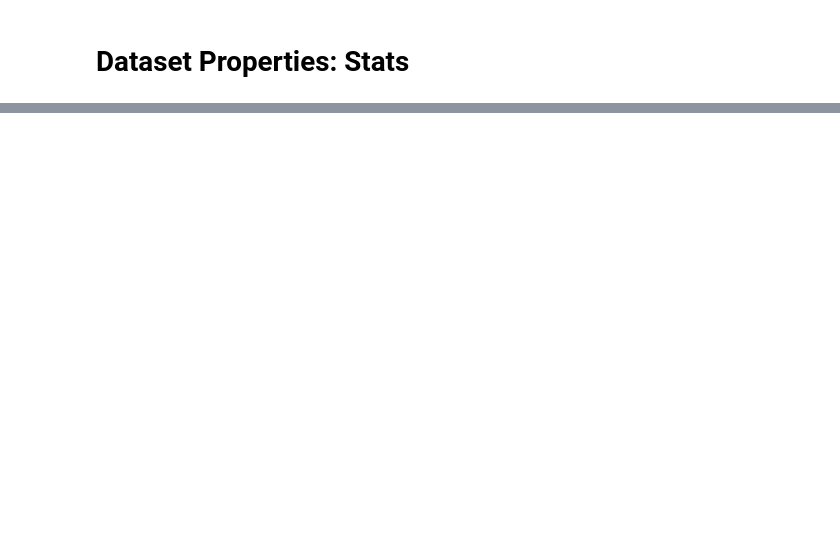
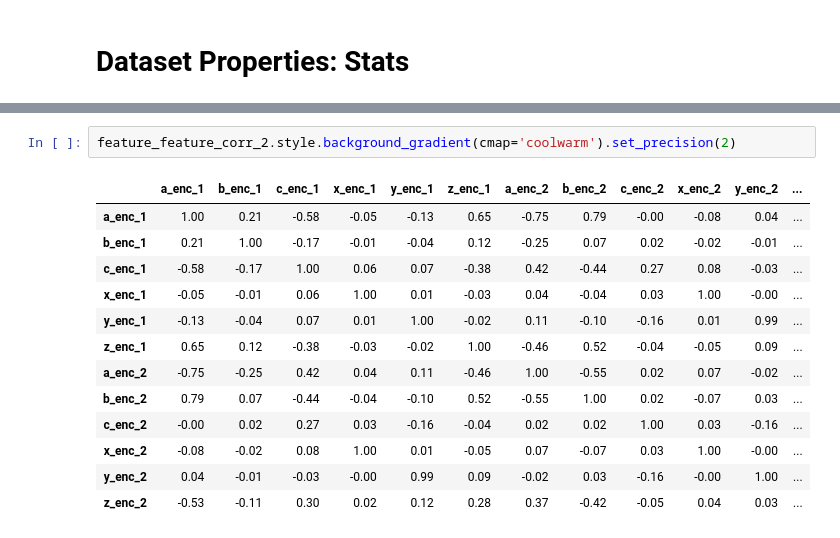
Before and after one commit to aumyfarhan/robot_force_prediction, a Jupyter notebook: Exploratory_Data_Analysis.ipynb, the cells around one changed output, grey strips where cells are left out. Drawn from its saved outputs; the diff is of its cells as text; blank space fills up the shorter version.

```diff
--- a/Exploratory_Data_Analysis.ipynb
+++ b/Exploratory_Data_Analysis.ipynb
@@ -135,0 +203,16 @@ data_4.describe()
+# %%
+feature_feature_corr_2.style.background_gradient(cmap='coolwarm').set_precision(2)
+# %% [output]
+|  | a_enc_1 | b_enc_1 | c_enc_1 | x_enc_1 | y_enc_1 | z_enc_1 | a_enc_2 | b_enc_2 | c_enc_2 | x_enc_2 | y_enc_2 | ... |
+| a_enc_1 | 1.00 | 0.21 | -0.58 | -0.05 | -0.13 | 0.65 | -0.75 | 0.79 | -0.00 | -0.08 | 0.04 | ... |
+| b_enc_1 | 0.21 | 1.00 | -0.17 | -0.01 | -0.04 | 0.12 | -0.25 | 0.07 | 0.02 | -0.02 | -0.01 | ... |
+| c_enc_1 | -0.58 | -0.17 | 1.00 | 0.06 | 0.07 | -0.38 | 0.42 | -0.44 | 0.27 | 0.08 | -0.03 | ... |
+| x_enc_1 | -0.05 | -0.01 | 0.06 | 1.00 | 0.01 | -0.03 | 0.04 | -0.04 | 0.03 | 1.00 | -0.00 | ... |
+| y_enc_1 | -0.13 | -0.04 | 0.07 | 0.01 | 1.00 | -0.02 | 0.11 | -0.10 | -0.16 | 0.01 | 0.99 | ... |
+| z_enc_1 | 0.65 | 0.12 | -0.38 | -0.03 | -0.02 | 1.00 | -0.46 | 0.52 | -0.04 | -0.05 | 0.09 | ... |
+| a_enc_2 | -0.75 | -0.25 | 0.42 | 0.04 | 0.11 | -0.46 | 1.00 | -0.55 | 0.02 | 0.07 | -0.02 | ... |
+| b_enc_2 | 0.79 | 0.07 | -0.44 | -0.04 | -0.10 | 0.52 | -0.55 | 1.00 | 0.02 | -0.07 | 0.03 | ... |
+| c_enc_2 | -0.00 | 0.02 | 0.27 | 0.03 | -0.16 | -0.04 | 0.02 | 0.02 | 1.00 | 0.03 | -0.16 | ... |
+| x_enc_2 | -0.08 | -0.02 | 0.08 | 1.00 | 0.01 | -0.05 | 0.07 | -0.07 | 0.03 | 1.00 | -0.00 | ... |
+| y_enc_2 | 0.04 | -0.01 | -0.03 | -0.00 | 0.99 | 0.09 | -0.02 | 0.03 | -0.16 | -0.00 | 1.00 | ... |
+| z_enc_2 | -0.53 | -0.11 | 0.30 | 0.02 | 0.12 | 0.28 | 0.37 | -0.42 | -0.05 | 0.04 | 0.03 | ... |
```
Also changed, not shown: parts of 25 cells of this notebook.
